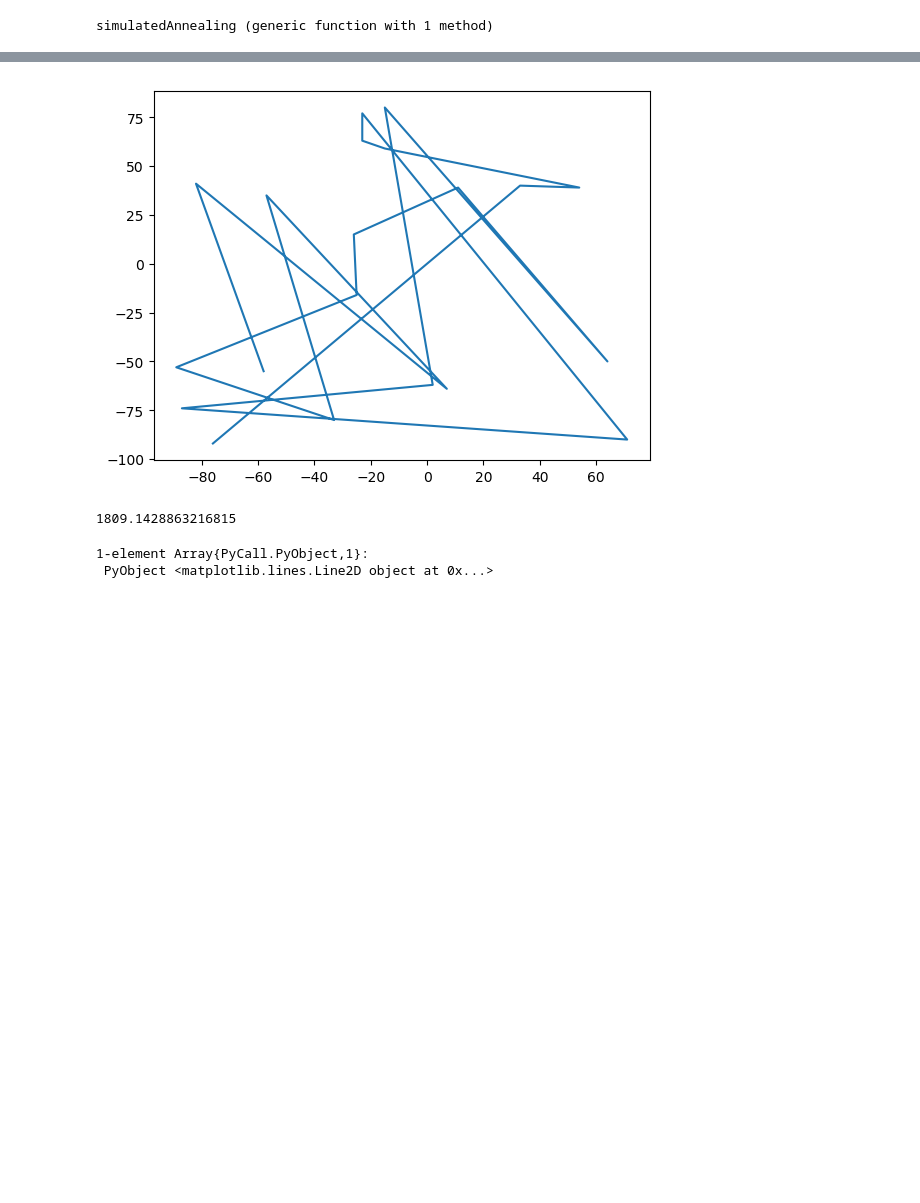
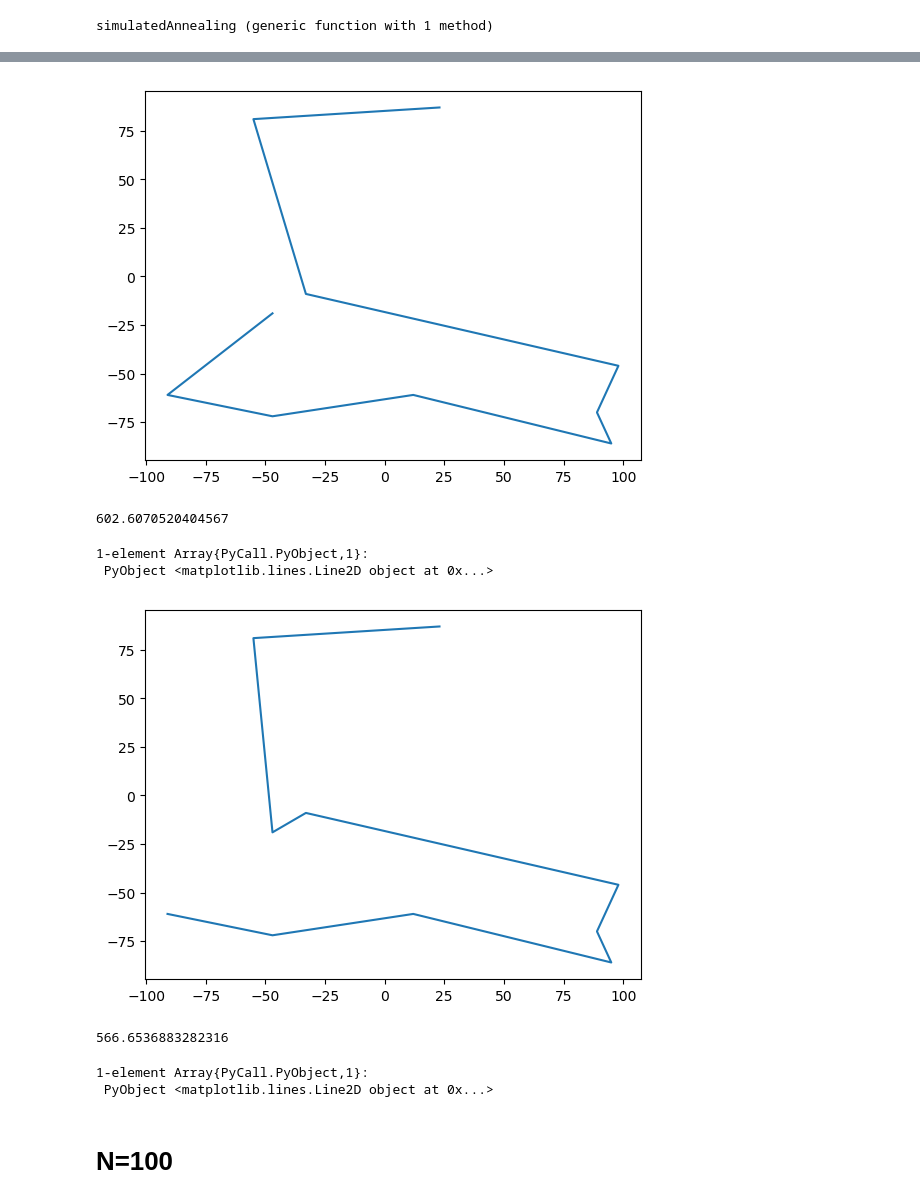
Before and after one commit to k-jano/mownit, a Jupyter notebook: proj2/zad1.ipynb, the cells around one changed output, grey strips where cells are left out. Saved outputs shown, nothing was run; the diff lists cells and outputs as text; code cells hidden in the pictures; blank space fills up the shorter version.

```diff
--- a/proj2/zad1.ipynb
+++ b/proj2/zad1.ipynb
@@ -51,26 +55,29 @@ end
 # %% [output]
 calculateWay (generic function with 1 method)
 # %%
-function simulatedAnnealing(mapPoints, N, T, Limit)
-    for i=1:Limit
+function simulatedAnnealing(mapPoints, N, T)
+    while T>=1
         x0 = rand(2:N-1)
         shift = rand(0:1)
         if shift == 0
             shift -= 1
         end
-        mapPointsTmp = mapPoints
-        mapPointsTmp[x0,1]=mapPoints[x0+shift, 1]
-        mapPointsTmp[x0,2]=mapPoints[x0+shift, 2]
-        mapPointsTmp[x0+ shift,1]=mapPoints[x0, 1]
-        mapPointsTmp[x0 + shift,2]=mapPoints[x0, 2]
-        delta = calculateWay(mapPoints, N) - calculateWay(mapPointsTmp, N)
-        probability = exp(delta/T)
+        mapPointsTmp = copy(mapPoints)
+        mapPointsTmp[x0,:]=mapPoints[x0+shift, :]
+        mapPointsTmp[x0+ shift,:]=mapPoints[x0, :]
+        delta = calculateWay(mapPointsTmp, N) - calculateWay(mapPoints, N)
+        probability = exp(-delta/T)
         u= rand(Float64)
-        if probability >= u
-            mapPoints = mapPointsTmp
+        if delta <0
+            #println("yes $i, delta: $delta")
+            mapPoints = copy(mapPointsTmp)
+        elseif probability > u
+            mapPoints = copy(mapPointsTmp)
         end
-        T*=0.95
+        T*=0.999
+        #println(mapPoints)
     end
+    return mapPoints
 end
 # %% [output]
 simulatedAnnealing (generic function with 1 method)
@@ -87,14 +131,26 @@ PyPlot.plot(mapPoints[:,1], mapPoints[:,2])
 1-element Array{PyCall.PyObject,1}:
  PyObject <matplotlib.lines.Line2D object at 0x...>
+# %%
+Temperature=100
+results = simulatedAnnealing(mapPoints, N, Temperature)
+println(calculateWay(results, N))
+PyPlot.plot(results[:,1], results[:,2])
+# %% [output]
+[figure, added]
+602.6070520404567
+1-element Array{PyCall.PyObject,1}:
+ PyObject <matplotlib.lines.Line2D object at 0x...>
 # %%
 Temperature=100
 Limit=1000
-simulatedAnnealing(mapPoints, N, Temperature, Limit)
-println(calculateWay(mapPoints, N))
-PyPlot.plot(mapPoints[:,1], mapPoints[:,2])
+results = simulatedAnnealing2(mapPoints, N, Temperature)
+println(calculateWay(results, N))
+PyPlot.plot(results[:,1], results[:,2])
 # %% [output]
-[figure, old version]
+[figure, new version]
-1809.1428863216815
+566.6536883282316
 1-element Array{PyCall.PyObject,1}:
  PyObject <matplotlib.lines.Line2D object at 0x...>
+# %% [markdown]
+# N=100
 # %%
```
Also changed, not shown: parts of 7 cells of this notebook, 2 other files.
